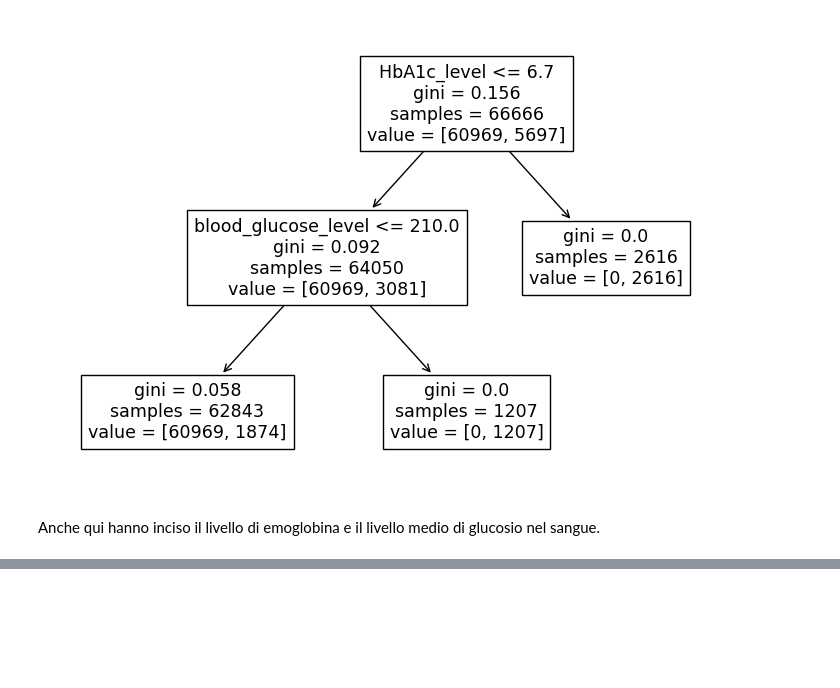
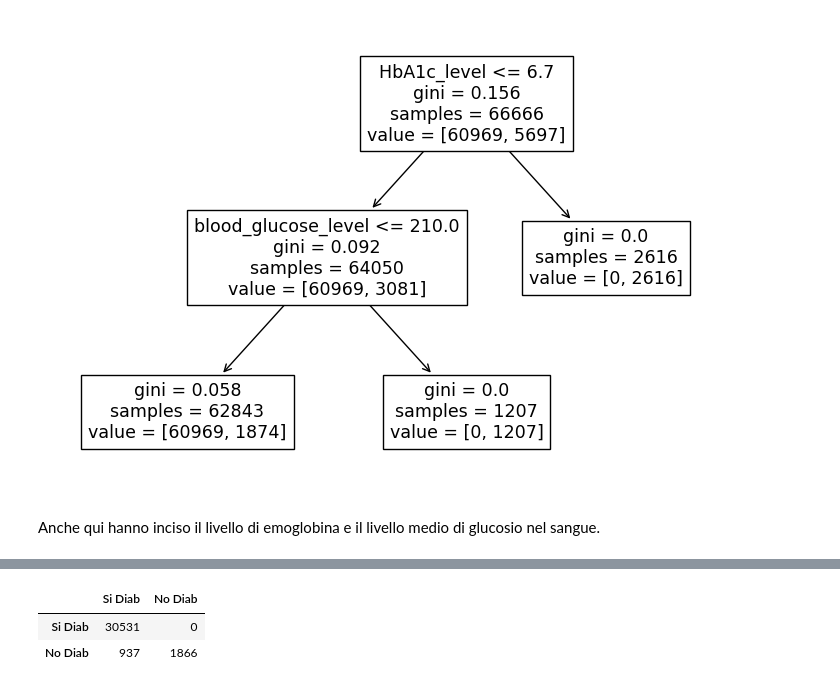
Before and after one commit to LorenzoRigoni/DIA24-Diabetes-Prediction, a Jupyter notebook: Diabetes_prediction.ipynb, the cells around one changed output, grey strips where cells are left out. Drawn from its saved outputs; the diff is of its cells as text; code cells hidden in the pictures; blank space fills up the shorter version.

```diff
--- a/Diabetes_prediction.ipynb
+++ b/Diabetes_prediction.ipynb
@@ -465,0 +486,3 @@ Anche qui hanno inciso il livello di emoglobina e il livello medio di glucosio n
+# %%
+y_pred = rfc_gs.predict(X_val)
+print(classification_report(y_val, y_pred))
@@ -465,0 +498,9 @@ Anche qui hanno inciso il livello di emoglobina e il livello medio di glucosio n
+# %%
+rfc_cm = confusion_matrix(y_val, y_pred)
+pd.DataFrame(rfc_cm,
+             index=["Si Diab", "No Diab"],
+             columns=["Si Diab", "No Diab"])
+# %% [output]
+|  | Si Diab | No Diab |
+| Si Diab | 30531 | 0 |
+| No Diab | 937 | 1866 |
```
Also changed, not shown: parts of 18 cells of this notebook.
